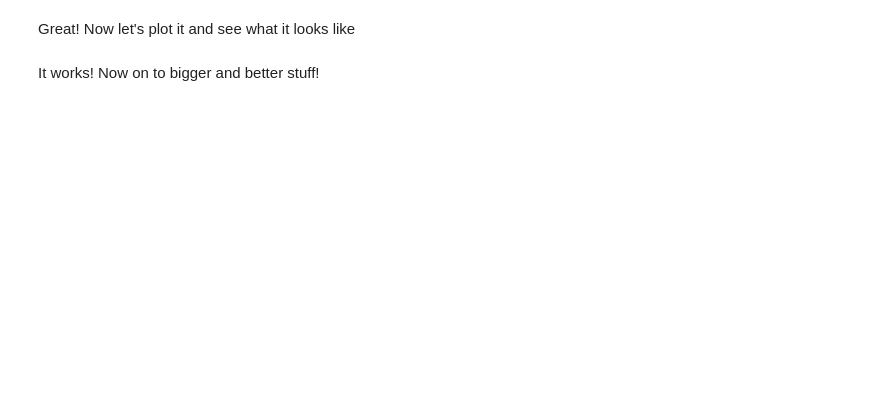
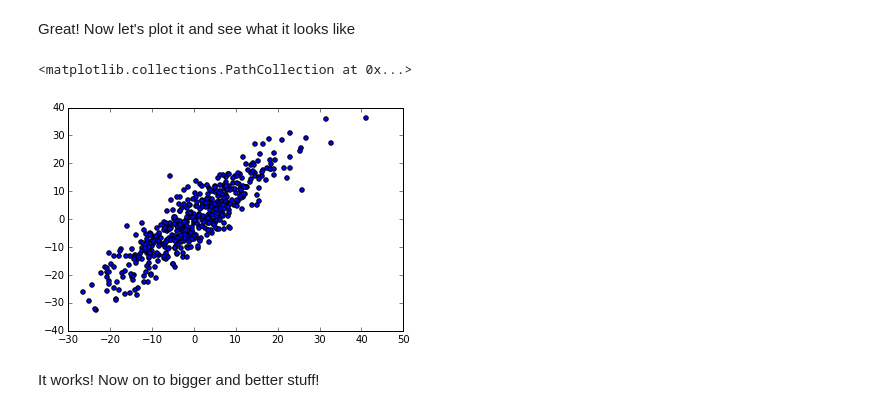
Before and after one commit to frickp/dataSandbox, a Jupyter notebook: multipleRegression.ipynb, the cells around one changed output. Cells and saved outputs as stored; diff of their text form; code cells hidden in the pictures; blank space fills up the shorter version.

```diff
--- a/multipleRegression.ipynb
+++ b/multipleRegression.ipynb
@@ -76,6 +105,6 @@ print np.random.randn(1)
 [-1.07296862]
 # %%
 #df['Y']  = df[['y1','y2','y3']].sum(axis=1)
-df['Y']  = df[['y1','y2','y3']].sum(axis=1)
+df['Y']  = df[['x1','x2','x3']].sum(axis=1)
 df.head()
 # %% [output]
@@ -83,10 +117,13 @@ KeyError: "['y1' 'y2' 'y3'] not in index"
 # %% [markdown]
 Great! Now let's plot it and see what it looks like
 # %%
-pl.plot(df['x'],df['y1'])
+#pl.plot(df['x'],df['y1'])
 #pl.plot(df['x'],df['y2'])
-pl.plot(df['x'],df['y3'])
-pl.plot(df['x'],df['Y'])
+#pl.plot(df['x'],df['y3'])
+plt.scatter(df['x1'],df['Y'])
 #why aren't these the same?
+# %% [output]
+<matplotlib.collections.PathCollection at 0x...>
+[figure, added]
 # %% [markdown]
 It works! Now on to bigger and better stuff!
```
Also changed, not shown: parts of 11 cells of this notebook.
